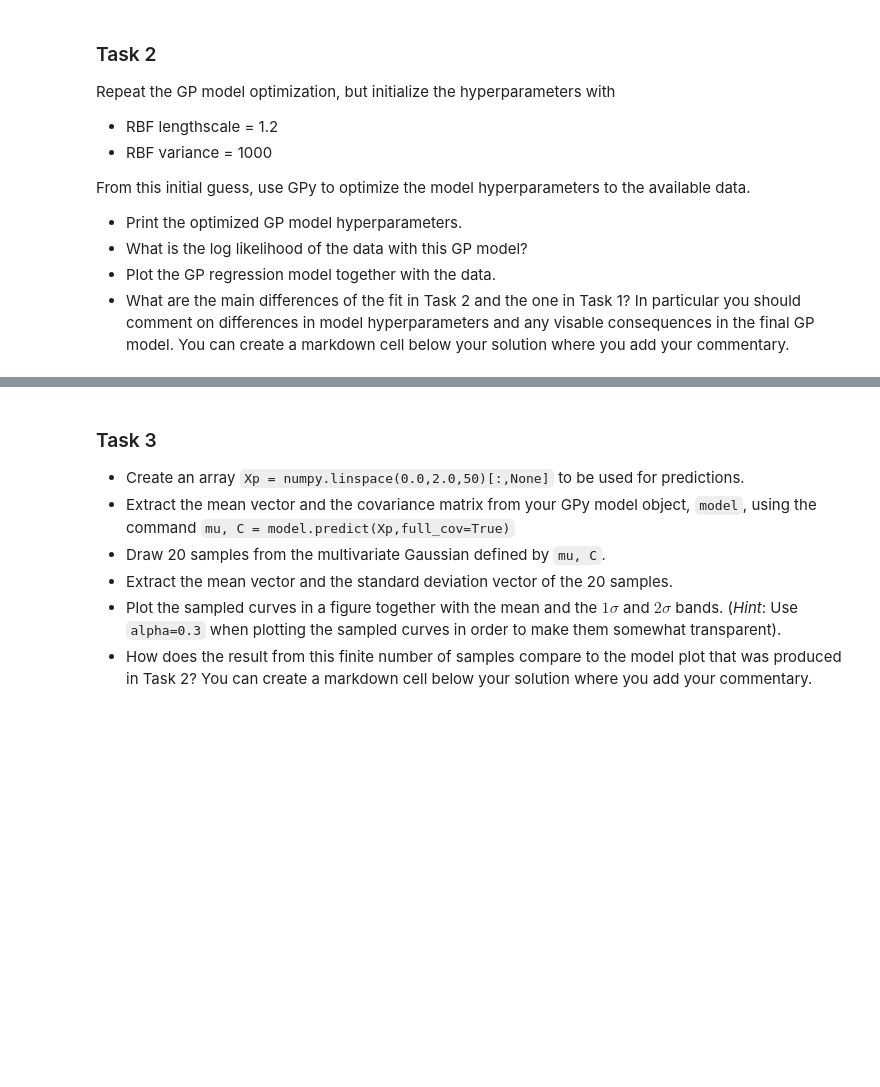
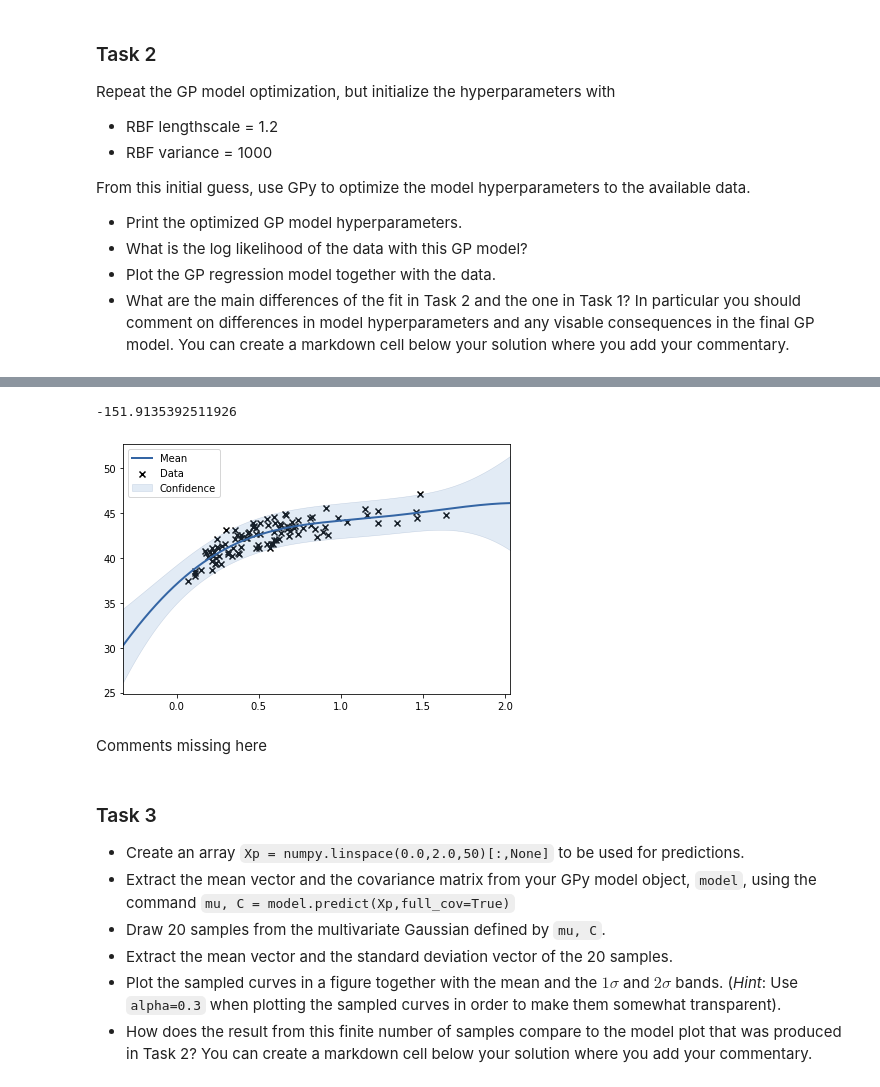
Before and after one commit to pwd-alejandro/learningFromData, a Jupyter notebook: doc/pub/ProblemSets/Set3/TIF285_ps3_basic_problems.ipynb, the cells around one changed output, grey strips where cells are left out. Saved outputs shown, nothing was run; the diff lists cells and outputs as text; code cells hidden in the pictures; blank space fills up the shorter version.

```diff
--- a/doc/pub/ProblemSets/Set3/TIF285_ps3_basic_problems.ipynb
+++ b/doc/pub/ProblemSets/Set3/TIF285_ps3_basic_problems.ipynb
@@ -478,0 +521,5 @@ From this initial guess, use GPy to optimize the model hyperparameters to the av
+# %%
+ker = GPy.kern.RBF(1, variance=1000, lengthscale=1.2)
+model = GPy.models.GPRegression(x,y,ker)
+model.optimize()
+print(model)
@@ -479,3 +537,15 @@ From this initial guess, use GPy to optimize the model hyperparameters to the av
+# %%
+# log_likelihood
+model.log_likelihood()
+# %% [output]
+-151.9135392511926
+# %%
+model.plot()
+plt.show()
+# %% [output]
+[figure, added]
+# %% [markdown]
+Comments missing here
 # %% [markdown]
 ### Task 3
 * Create an array `Xp = numpy.linspace(0.0,2.0,50)[:,None]` to be used for predictions.
```
Also changed, not shown: parts of 49 cells of this notebook, 4 other files.
